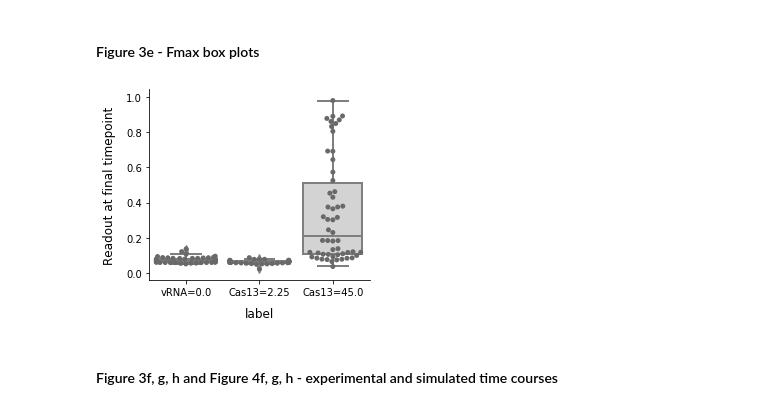
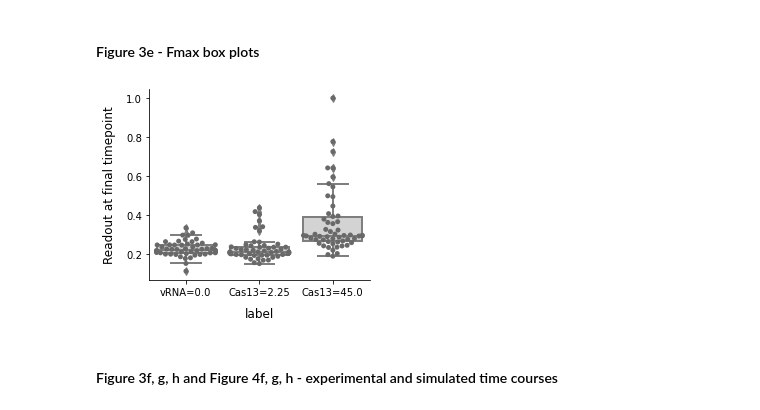
Before and after one commit to leonardlab/COVID_Dx_GAMES, a Jupyter notebook: experimental data plots.ipynb, the cells around one changed output. Cells and saved outputs as stored; diff of their text form; code cells hidden in the pictures.

```diff
--- a/experimental data plots.ipynb
+++ b/experimental data plots.ipynb
@@ -20,7 +20,7 @@ from statistics import median
 
 #GAMES imports
 import Settings_COVID_Dx
-from Solvers_COVID_Dx import calcChi2, calcRsq, solveSingle
+from Solvers_COVID_Dx import calc_chi_sq, calcRsq, solveSingle
 from Run_COVID_Dx import addNoise, solveAll, parityPlot
 from Saving_COVID_Dx import createFolder
 
@@ -35,6 +35,10 @@ exp_data = data_dictionary["exp_data"]
 timecourses_err = data_dictionary["timecourses_err"]
 timecourses_exp = data_dictionary["timecourses"]
 x = data_dictionary["x_vals"]
-df_data = pd.read_pickle('./PROCESSED DATA EXP.pkl')
-df_error = pd.read_pickle('./PROCESSED DATA ERR.pkl')
+# df_data_rep1 = pd.read_pickle('./PROCESSED DATA EXP.pkl')
+# df_error = pd.read_pickle('./PROCESSED DATA ERR.pkl')
+df_data_rep1 = pd.read_pickle('./PROCESSED_DATA_rep1_fix_EXP.pkl')
+df_data_rep2 = pd.read_pickle('./PROCESSED_DATA_rep2_EXP.pkl')
+df_data_rep3 = pd.read_pickle('./PROCESSED_DATA_rep3_EXP.pkl')
+
 plt.style.use('./paper.mplstyle.py')
@@ -239,7 +249,7 @@ plot_tradeoff(x, fmax_list, t_half_list)
 # %% [markdown]
 #### Figure 3e - Fmax box plots
 # %%
-def plotFmaxBoxPlot(df, data_type):
+def plotFmaxBoxPlot(df, data_type, rep):
 
     # Plot Fmax distributions (box plot) for different slices of the data
     background_only = []
@@ -247,7 +257,12 @@ def plotFmaxBoxPlot(df, data_type):
     highCas13_only = []
 
     if data_type == 'exp':
-        maxVal = 0.6599948235700113
+        if rep == 'rep1':
+            maxVal = 0.6599948235700113
+        elif rep == 'rep2':
+            maxVal = 2.94995531724754
+        elif rep == 'rep3':
+            maxVal = 1.12314566577301
         for (columnName, columnData) in df.iteritems():
             label = list(columnData.iloc[0])
 
@@ -268,37 +283,37 @@ def plotFmaxBoxPlot(df, data_type):
 
             li = list(li.split(", "))
             return li
 
          for (columnName, columnData) in df.iteritems():
             label = Convert(columnName)
             time = np.linspace(0, 240, 61)
 
             final_val = columnData[60]
             print(final_val)
             if label[4] == '90' and label[3] != '0.0':
                 highCas13_only.append(final_val)
             if label[4] == '4.5' and label[3] != '0.0':
                 lowCas13_only.append(final_val)
 
     df = pd.DataFrame()
     if data_type == 'exp':
         df['Readout at final timepoint'] = background_only + lowCas13_only + highCas13_only
         df['label'] = ['vRNA=0.0'] * len(background_only) + ['Cas13=2.25'] * len(lowCas13_only) + ['Cas13=45.0'] * len(highCas13_only)
 
     elif data_type == 'sim':
         df['Readout at final timepoint'] = lowCas13_only + highCas13_only
         df['label'] = ['Cas13=2.25'] * len(lowCas13_only) + ['Cas13=45.0'] * len(highCas13_only)
 
-
+    os.chdir(full_path)
     fig = plt.figure(figsize = (4,3.5))
     sns.boxplot(x="label", y="Readout at final timepoint", data=df, color = 'lightgrey')
     sns.swarmplot(x="label", y="Readout at final timepoint", data=df, color = 'dimgrey')
-    plt.savefig('./Figure 3e box plot of readout at final timepoint for different data sets ' + data_type + ' .svg')
+    plt.savefig('./' + rep + '_F_max_comparison_background_low_cas_vs_high' + data_type + ' .svg')
 
 #plotFmaxBoxPlot(df_sim, 'sim')
-plotFmaxBoxPlot(df_data, 'exp')
+plotFmaxBoxPlot(df_data_rep3, 'exp', 'rep3')
 # %% [output]
-[figure, old version]
+[figure, new version]
 # %% [markdown]
 #### Figure 3f, g, h and Figure 4f, g, h - experimental and simulated time courses
 # %%
```
Also changed, not shown: parts of 2 cells of this notebook, 10 other files.
